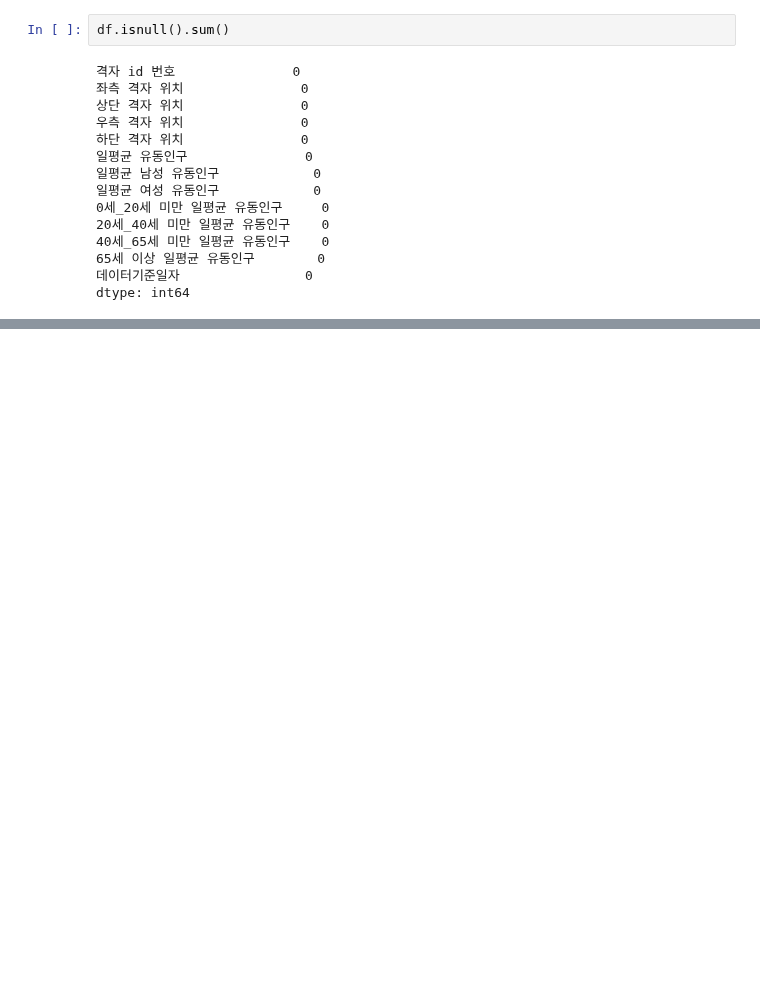
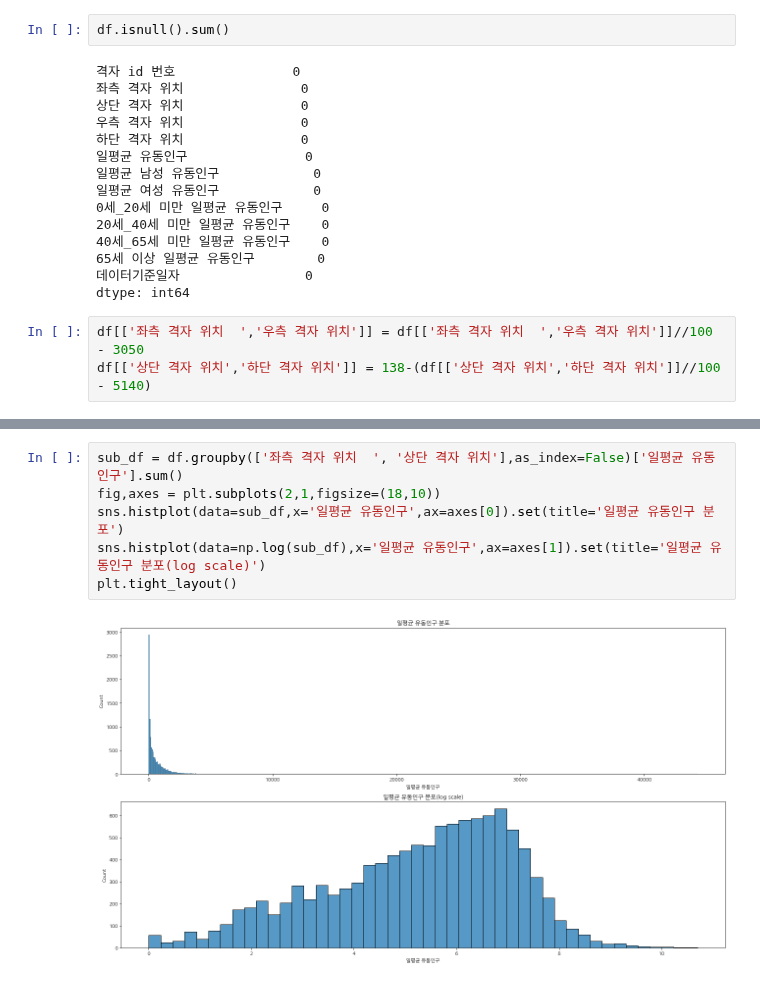
Before and after one commit to jsh0551/data_analysis_practice, a Jupyter notebook: 공공데이터포털/경기도 수원시_일평균 유동인구 데이터.ipynb, the cells around one changed output, grey strips where cells are left out. Drawn from its saved outputs; the diff is of its cells as text; blank space fills up the shorter version.

Commit message:
경기도 수원시_일평균 유동인구 데이터

```diff
--- a/공공데이터포털/경기도 수원시_일평균 유동인구 데이터.ipynb
+++ b/공공데이터포털/경기도 수원시_일평균 유동인구 데이터.ipynb
@@ -91,3 +91,6 @@ df.isnull().sum()
 65세 이상 일평균 유동인구        0
 데이터기준일자                0
 dtype: int64
+# %%
+df[['좌측 격자 위치  ','우측 격자 위치']] = df[['좌측 격자 위치  ','우측 격자 위치']]//100 - 3050
+df[['상단 격자 위치','하단 격자 위치']] = 138-(df[['상단 격자 위치','하단 격자 위치']]//100 - 5140)
@@ -93,0 +119,8 @@ dtype: int64
+# %%
+sub_df = df.groupby(['좌측 격자 위치  ', '상단 격자 위치'],as_index=False)['일평균 유동인구'].sum()
+fig,axes = plt.subplots(2,1,figsize=(18,10))
+sns.histplot(data=sub_df,x='일평균 유동인구',ax=axes[0]).set(title='일평균 유동인구 분포')
+sns.histplot(data=np.log(sub_df),x='일평균 유동인구',ax=axes[1]).set(title='일평균 유동인구 분포(log scale)')
+plt.tight_layout()
+# %% [output]
+[figure, added]
```
Also changed, not shown: parts of 6 cells of this notebook.
